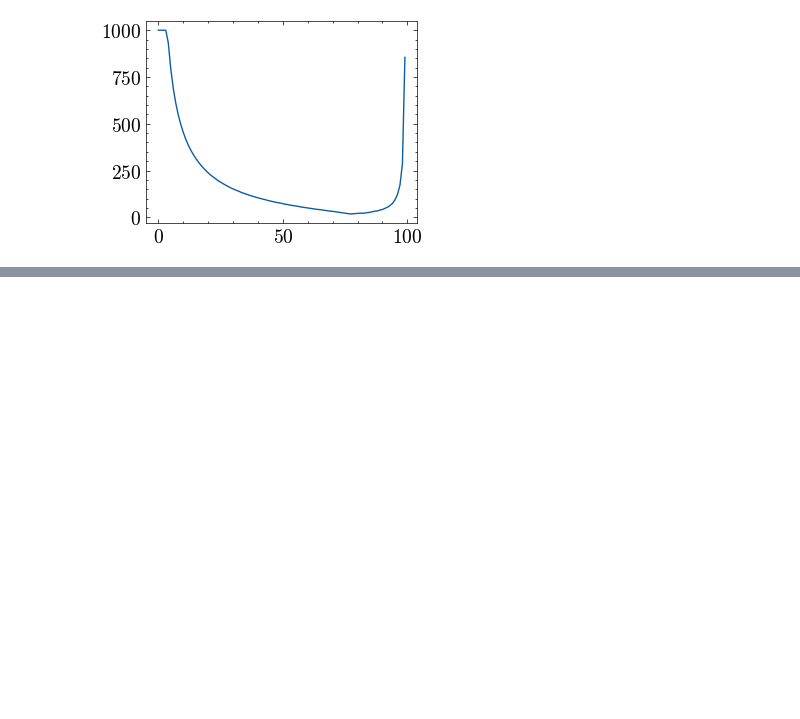
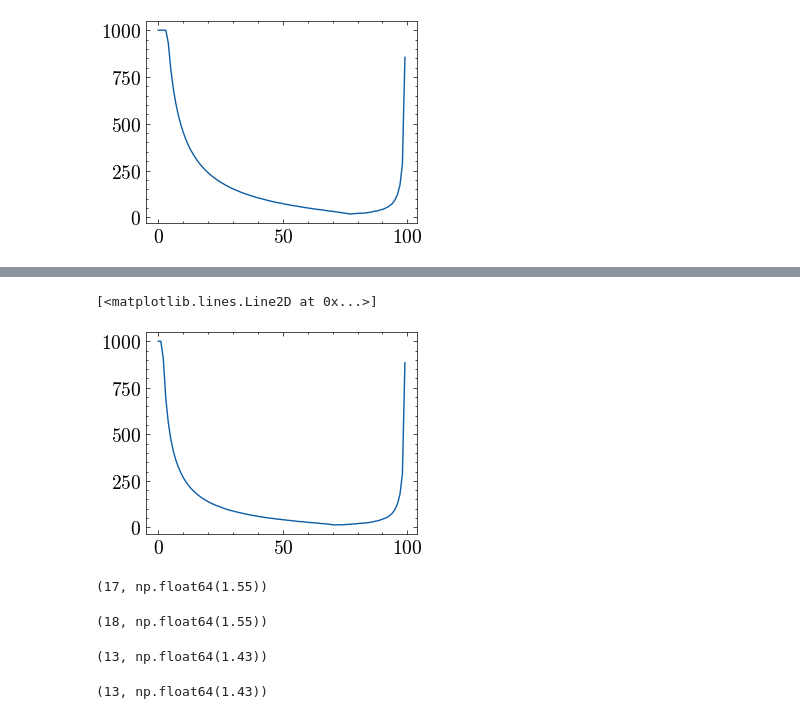
Before and after one commit to cospeng/NA, a Jupyter notebook: Q2homework.ipynb, the cells around one changed output, grey strips where cells are left out. Saved outputs shown, nothing was run; the diff lists cells and outputs as text; code cells hidden in the pictures; blank space fills up the shorter version.

```diff
--- a/Q2homework.ipynb
+++ b/Q2homework.ipynb
@@ -226,7 +228,7 @@ def BSOR(n=9, max_iter=1000, tol=1e-5, w=1.4):
     # print(f"块SOR方法迭代次数：{k+1}")
     return u, k + 1
 # %%
-def BSSOR(n=9, max_iter=1000, tol=1e-5, w=1.4):
+def BSSOR(n=9, max_iter=1000, tol=1e-5, w=1.43):
     u = np.zeros([n + 2, n + 2])
     um = np.zeros([n + 2, n + 2])
     h = 1 / (n + 1)
@@ -404,0 +426,32 @@ plt.plot(list2)
+# %%
+listBSSOR = []
+for i in np.linspace(0.01,1.99,100):
+    listBSSOR.append(BSSOR(w=i)[1])
+plt.plot(listBSSOR)
+# %% [output]
+[<matplotlib.lines.Line2D at 0x...>]
+[figure, added]
+# %%
+min_value = min(list1)
+min_index = list1.index(min_value)
+min_value,np.linspace(0.01,1.99,100)[min_index]
+# %% [output]
+(17, np.float64(1.55))
+# %%
+min_value = min(list2)
+min_index = list2.index(min_value)
+min_value,np.linspace(0.01,1.99,100)[min_index]
+# %% [output]
+(18, np.float64(1.55))
+# %%
+min_value = min(listBSOR)
+min_index = listBSOR.index(min_value)
+min_value,np.linspace(0.01,1.99,100)[min_index]
+# %% [output]
+(13, np.float64(1.43))
+# %%
+min_value = min(listBSSOR)
+min_index = listBSSOR.index(min_value)
+min_value,np.linspace(0.01,1.99,100)[min_index]
+# %% [output]
+(13, np.float64(1.43))
```
Also changed, not shown: parts of 10 cells of this notebook.
